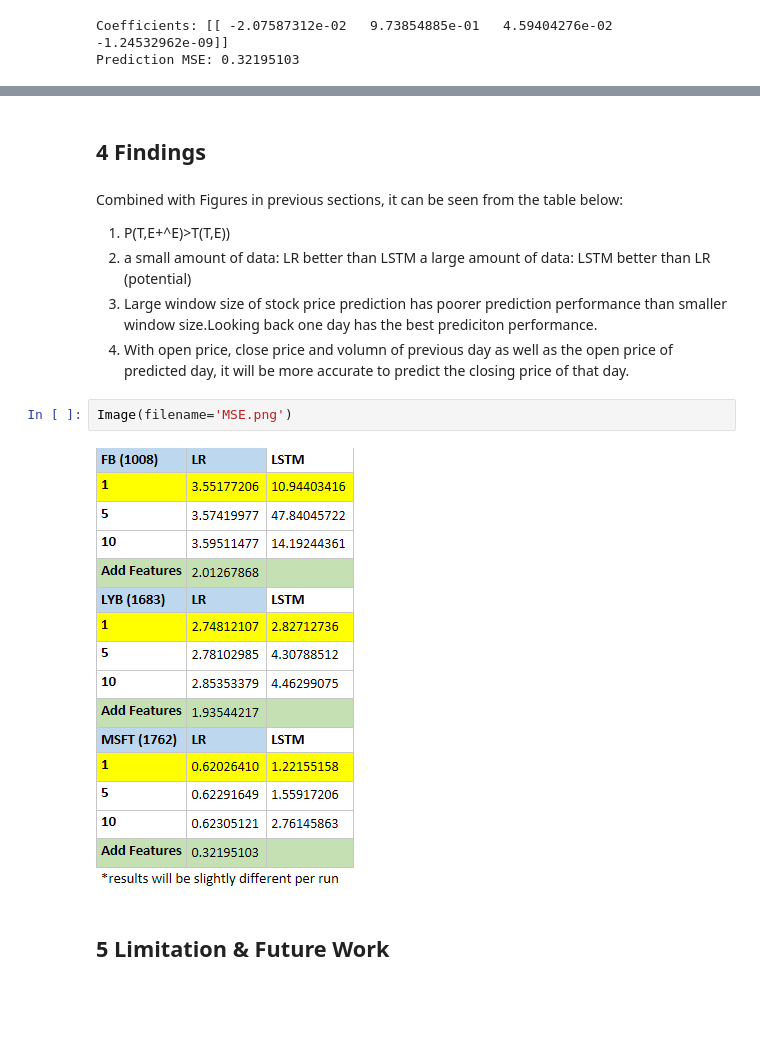
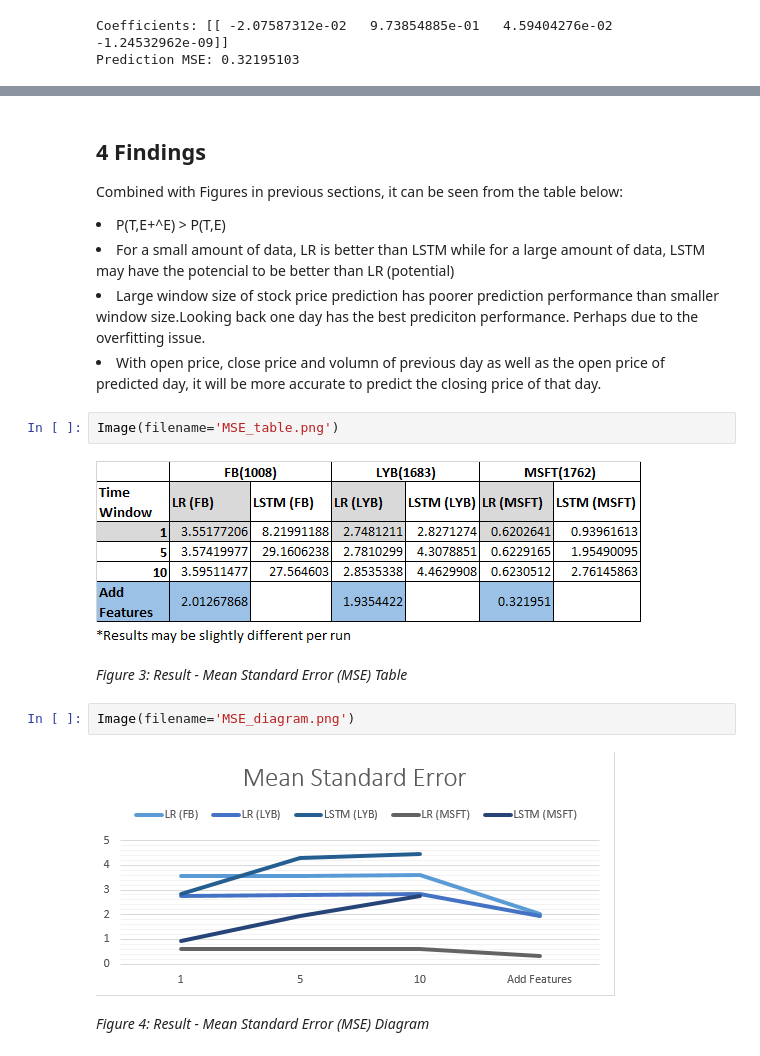
Before and after one commit to Monfffy/StcokPrice, a Jupyter notebook: Project2-StcokPricePrediction.ipynb, the cells around one changed output, grey strips where cells are left out. Drawn from its saved outputs; the diff is of its cells as text; blank space fills up the shorter version.

```diff
--- a/Project2-StcokPricePrediction.ipynb
+++ b/Project2-StcokPricePrediction.ipynb
@@ -441,17 +448,20 @@ plt.show()
-# %% [markdown]
-## 4 Findings
 # %% [markdown]
+## 4 Findings
 Combined with Figures in previous sections, it can be seen from the table below:
-
-1. P(T,E+^E)>T(T,E))
-2. a small amount of data: LR better than LSTM
-   a large amount of data: LSTM better than LR (potential)
-3. Large window size of stock price prediction has poorer prediction performance than smaller window size.Looking back one day has the best prediciton performance.
-4. With open price, close price and volumn of previous day as well as the open price of predicted day, it will be more accurate to predict the closing price of that day.
+<li>P(T,E+^E) > P(T,E)</li>
+<li>For a small amount of data, LR is better than LSTM while for a large amount of data, LSTM may have the potencial to be better than LR (potential)</li>
+<li>Large window size of stock price prediction has poorer prediction performance than smaller window size.Looking back one day has the best prediciton performance. Perhaps due to the overfitting issue.</li>
+<li>With open price, close price and volumn of previous day as well as the open price of predicted day, it will be more accurate to predict the closing price of that day.</li>
 # %%
-Image(filename='MSE.png')
+Image(filename='MSE_table.png')
 # %% [output]
-[figure, old version]
+[figure, new version]
-# %% [markdown]
-## 5 Limitation & Future Work
+# %% [markdown]
+*Figure 3: Result - Mean Standard Error (MSE) Table*
+# %%
+Image(filename='MSE_diagram.png')
+# %% [output]
+[figure, added]
+# %% [markdown]
+*Figure 4: Result - Mean Standard Error (MSE) Diagram*
 # %% [markdown]
```
Also changed, not shown: parts of 35 cells of this notebook.
